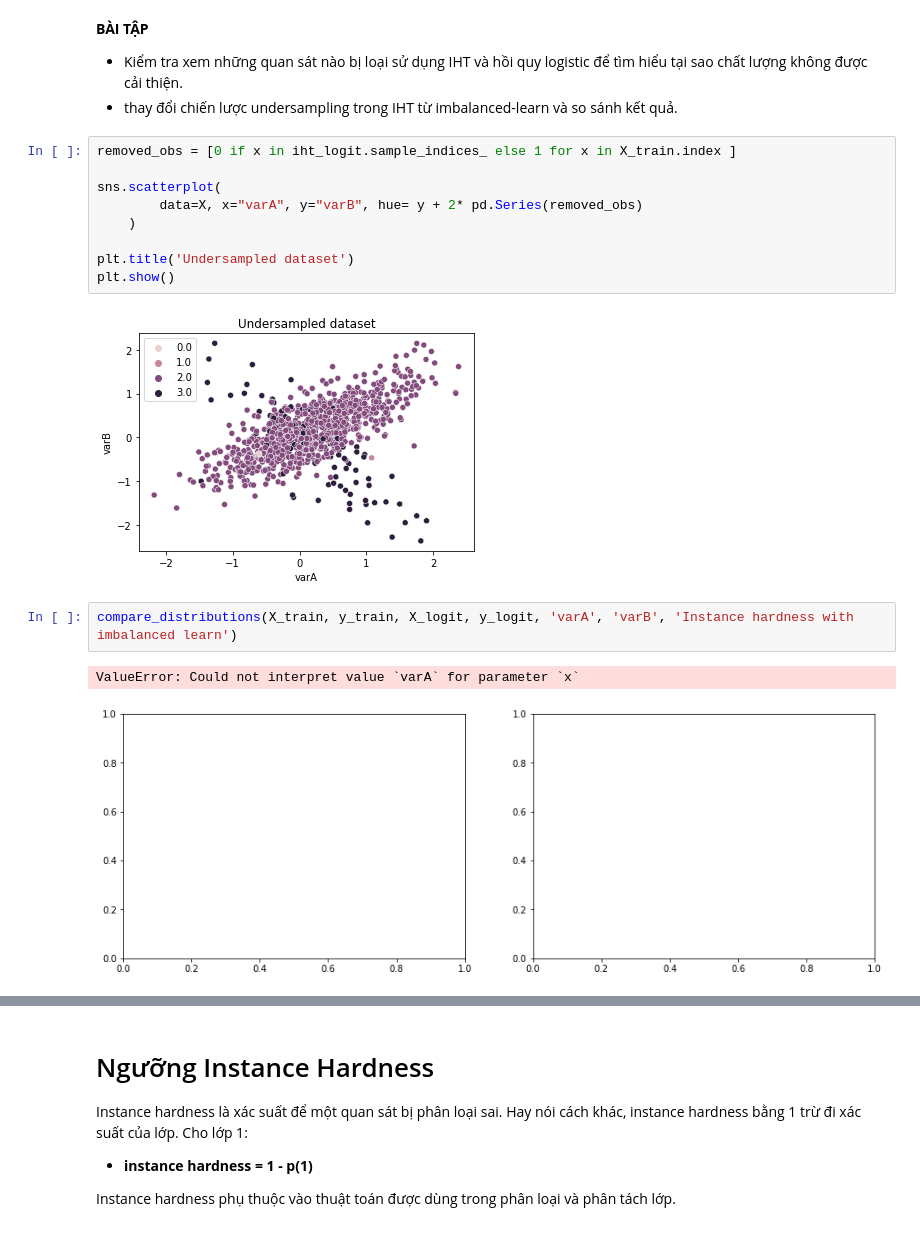
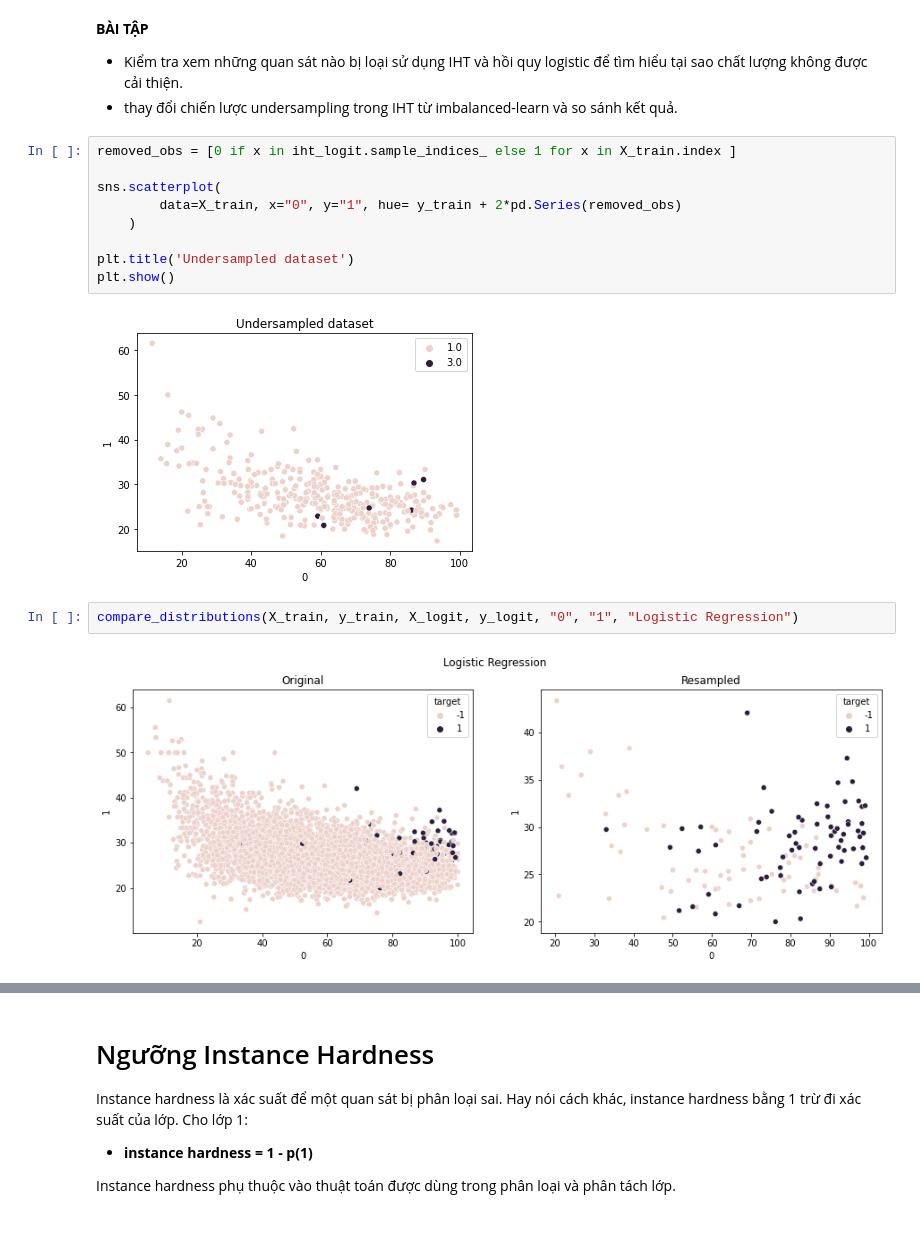
Before and after one commit to ngohongthai/ml-labs, a Jupyter notebook: classification/lab-13-undersampling/[VN]13_4 Ngưỡng Instance Hardness.ipynb, the cells around one changed output, grey strips where cells are left out. Cells and saved outputs as stored; diff of their text form.

```diff
--- a/classification/lab-13-undersampling/[VN]13_4 Ngưỡng Instance Hardness.ipynb
+++ b/classification/lab-13-undersampling/[VN]13_4 Ngưỡng Instance Hardness.ipynb
@@ -832,15 +832,14 @@ Please also refer to the documentation for alternative solver options:
 removed_obs = [0 if x in iht_logit.sample_indices_ else 1 for x in X_train.index ]
 
 sns.scatterplot(
-        data=X, x="varA", y="varB", hue= y + 2* pd.Series(removed_obs)
+        data=X_train, x="0", y="1", hue= y_train + 2*pd.Series(removed_obs)
     )
 
 plt.title('Undersampled dataset')
 plt.show()
 # %% [output]
-[figure, old version]
+[figure, new version]
 # %%
-compare_distributions(X_train, y_train, X_logit, y_logit, 'varA', 'varB', 'Instance hardness with imbalanced learn')
+compare_distributions(X_train, y_train, X_logit, y_logit, "0", "1", "Logistic Regression")
 # %% [output]
-ValueError: Could not interpret value `varA` for parameter `x`
-[figure, old version]
+[figure, new version]
```
Also changed, not shown: parts of 17 cells of this notebook.
